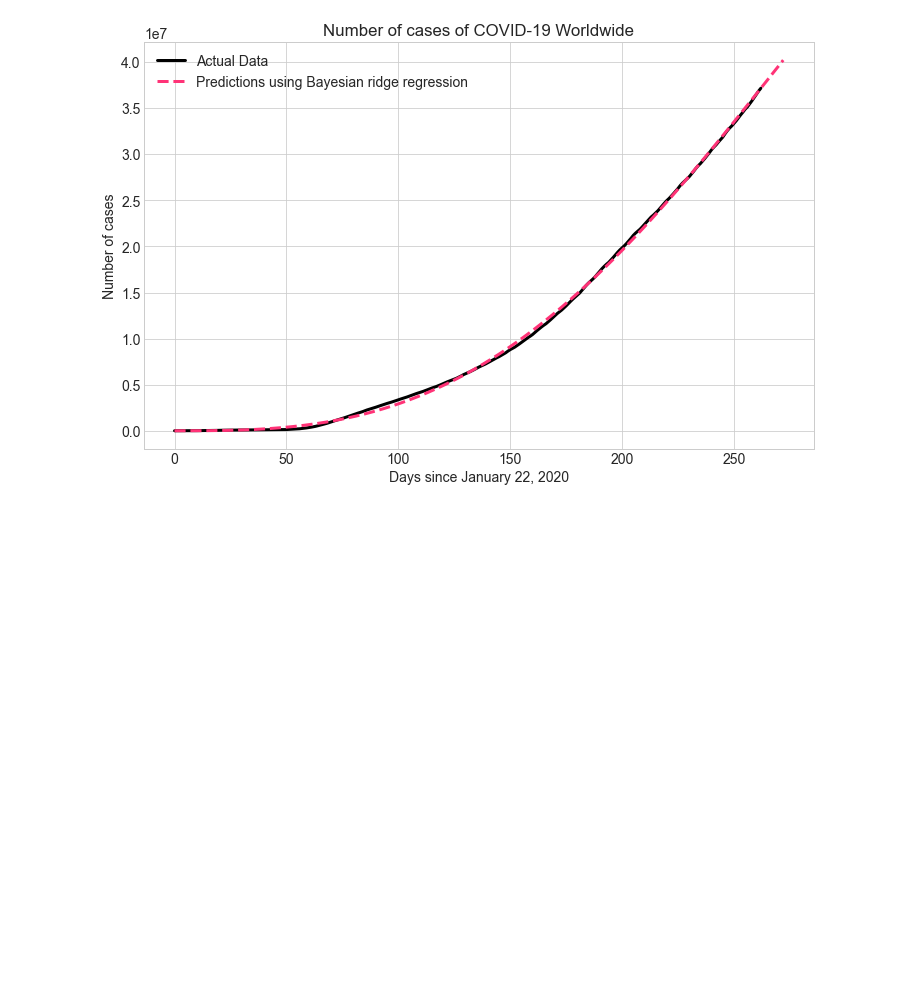
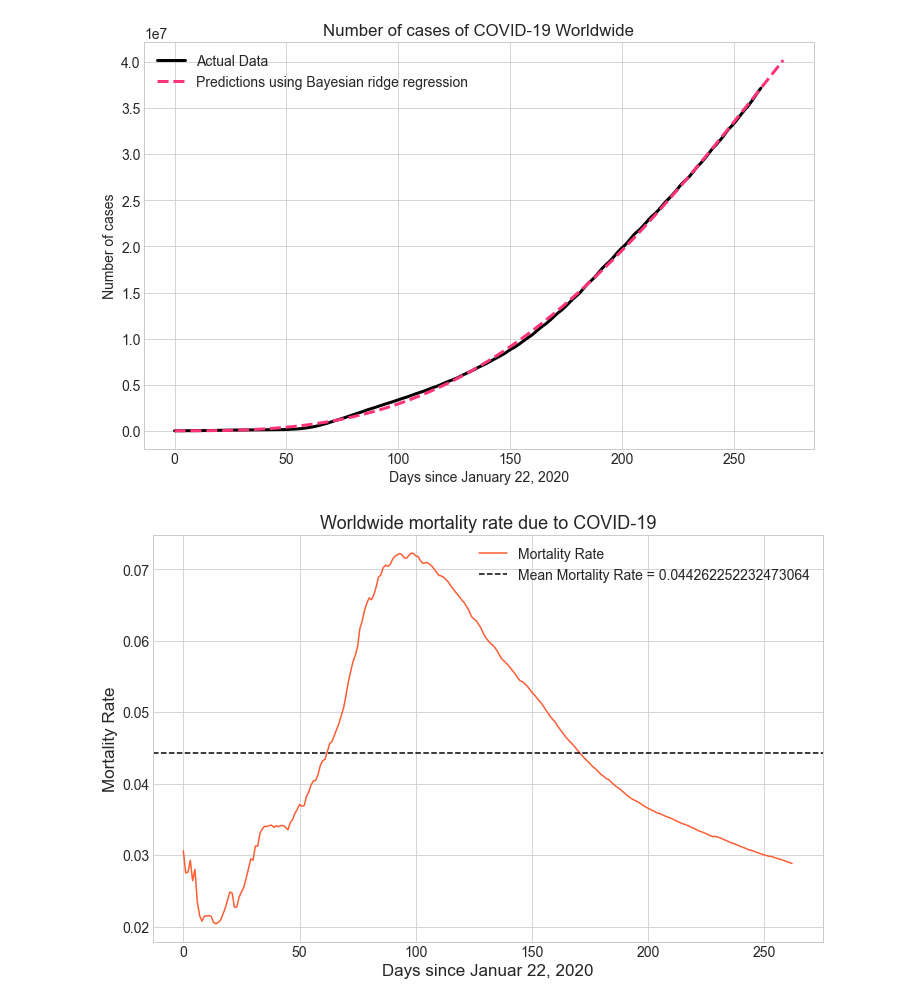
Before and after one commit to Sid1298/Project_COVID-19_Analysis, a Jupyter notebook: covid_prediction.ipynb, the cells around one changed output. Saved outputs shown, nothing was run; the diff lists cells and outputs as text; code cells hidden in the pictures; blank space fills up the shorter version.

Commit message:
Completed graphs for mortality and recovery rate

```diff
--- a/covid_prediction.ipynb
+++ b/covid_prediction.ipynb
@@ -369,7 +369,7 @@ Mean Squared  Error:  17280304929.430477
 adjustedDates = adjustedDates.reshape(1,-1)[0]
 # print(adjustedDates)
 # %%
-colorsList = ['#ffd480','#ffa64d','#ff944d','#800000','#00e600', '#e60000','#bf40bf','#ff1aff','#ff3377']
+colorsList = ['#ffd480','#ffa64d','#ff944d','#800000','#00e600', '#e60000','#bf40bf','#ff1aff','#ff3377','#ff5c33','#4d4dff']
 stylesList = plt.style.available
 plt.style.use(stylesList[-2])
 # %% [markdown]
@@ -713,3 +713,16 @@ visualizePredictions(adjustedDates,casesWorldwide,bayesianFuturePredict, "Bayesi
 [figure]
 [figure]
 [figure]
+# %%
+meanMortalityRate = np.mean(mortalityRate)
+plt.figure(figsize=(12,7.5))
+plt.plot(adjustedDates,mortalityRate,color=colorsList[9],label="Mortality Rate")
+plt.axhline(y=meanMortalityRate,ls='--',color='#000000',label=f"Mean Mortality Rate = {meanMortalityRate}")
+plt.legend()
+plt.xlabel("Days since Januar 22, 2020",size=17)
+plt.ylabel("Mortality Rate",size=17)
+plt.title("Worldwide mortality rate due to COVID-19",size=18)
+plt.savefig("C:\\Users\\FRIDAY\\My Projects\\Project_COVID-19_Analysis\\Graph_Images\\Worldwide-mortality-rate.png")
+plt.show()
+# %% [output]
+[figure, added]
```
Also changed, not shown: parts of 4 cells of this notebook.
